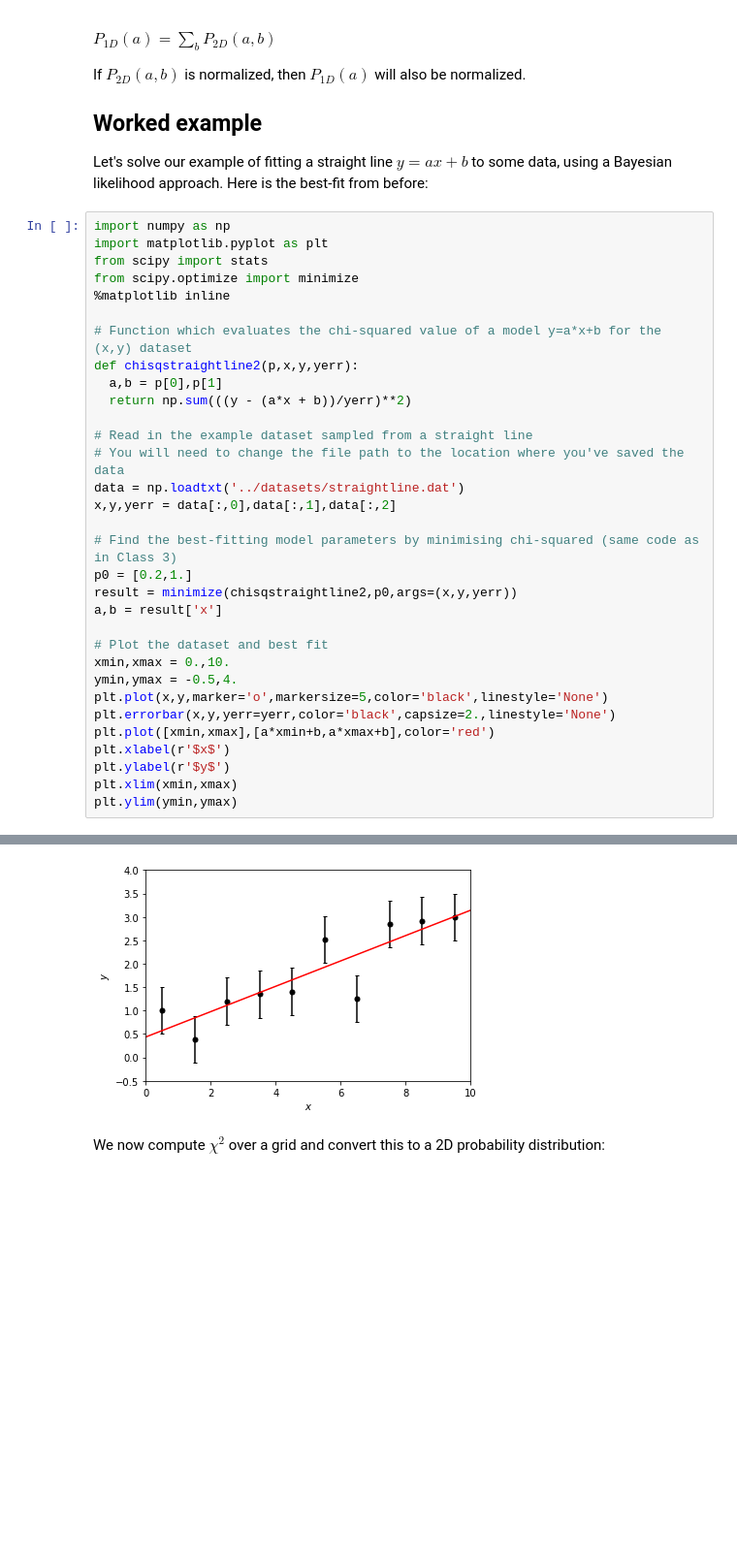
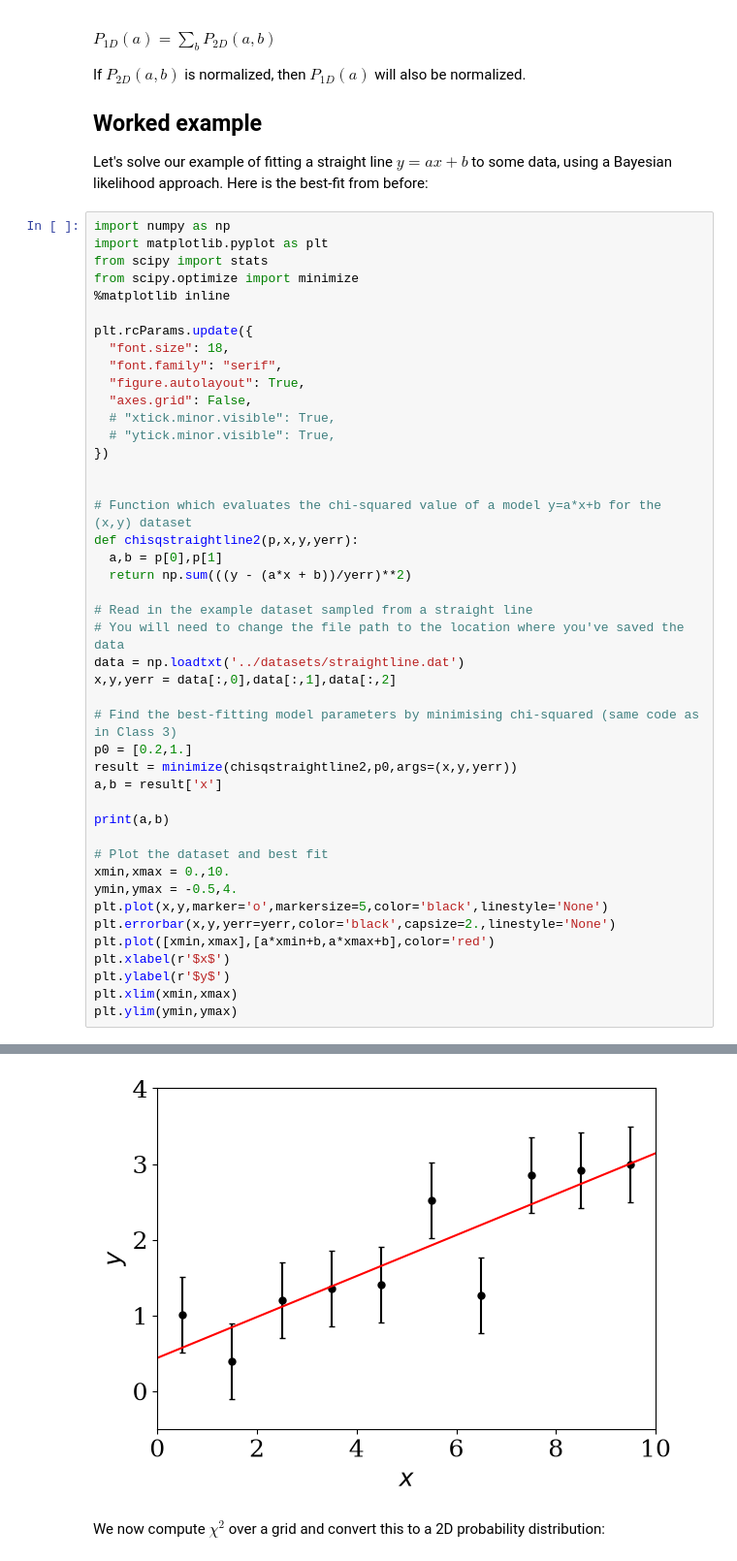
Before and after one commit to bray217/CAS_Stats_course_Sep_25, a Jupyter notebook: TO_CHANGE_Jupyter_notebooks/Notebook_Class6_BayesianMethods.ipynb, the cells around one changed output, grey strips where cells are left out. Shown at 97% size. Saved outputs shown, nothing was run; the diff lists cells and outputs as text; blank space fills up the shorter version.

```diff
--- a/TO_CHANGE_Jupyter_notebooks/Notebook_Class6_BayesianMethods.ipynb
+++ b/TO_CHANGE_Jupyter_notebooks/Notebook_Class6_BayesianMethods.ipynb
@@ -71,6 +71,16 @@ import matplotlib.pyplot as plt
 from scipy import stats
 from scipy.optimize import minimize
 %matplotlib inline
+
+plt.rcParams.update({
+  "font.size": 18,
+  "font.family": "serif",
+  "figure.autolayout": True,
+  "axes.grid": False,
+  # "xtick.minor.visible": True,
+  # "ytick.minor.visible": True,
+})
+
 
 # Function which evaluates the chi-squared value of a model y=a*x+b for the (x,y) dataset
 def chisqstraightline2(p,x,y,yerr):
@@ -87,6 +97,8 @@ p0 = [0.2,1.]
 result = minimize(chisqstraightline2,p0,args=(x,y,yerr))
 a,b = result['x']
 
+print(a,b)
+
 # Plot the dataset and best fit
 xmin,xmax = 0.,10.
 ymin,ymax = -0.5,4.
@@ -102,4 +115,4 @@ plt.ylim(ymin,ymax)
-[figure, old version]
+[figure, new version]
 # %% [markdown]
 We now compute $\chi^2$ over a grid and convert this to a 2D probability distribution:
 # %%
```
Also changed, not shown: parts of 16 cells of this notebook, 1 other file.
